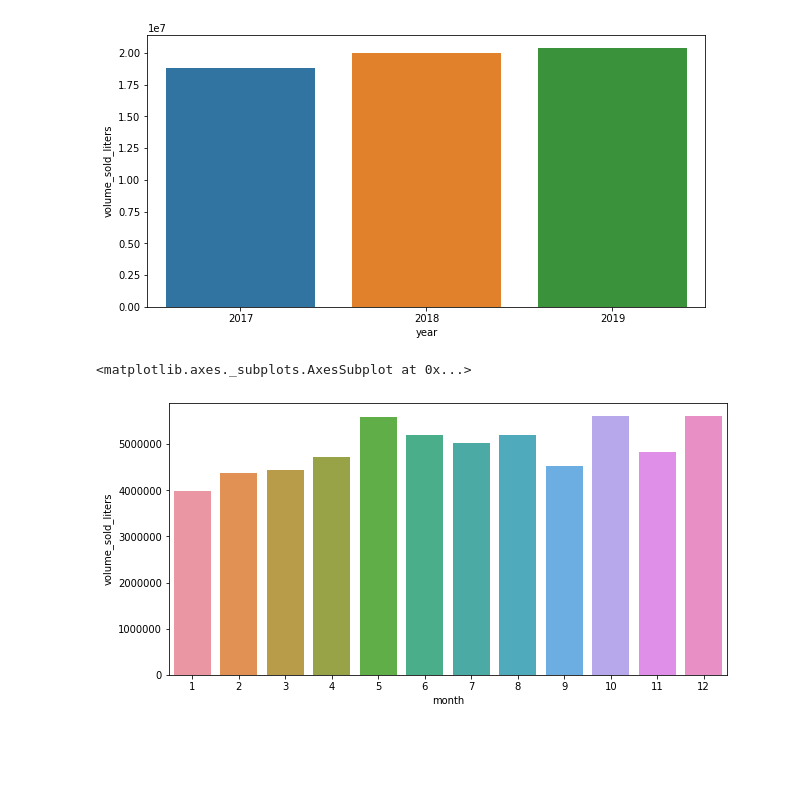
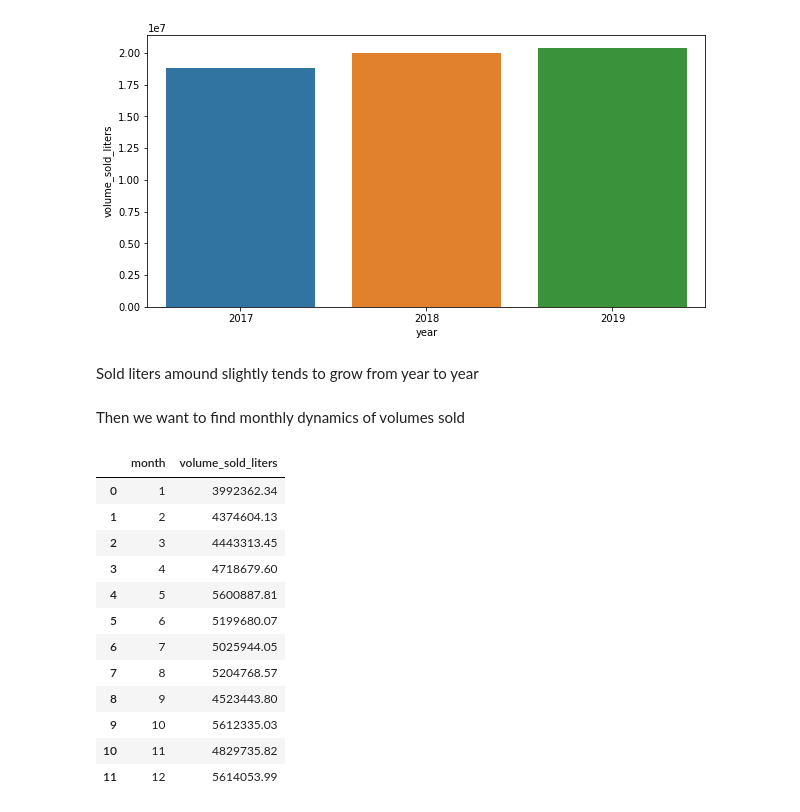
Before and after one commit to polesh21/iowa_liquor_sales, a Jupyter notebook: EDA_iowa.ipynb, the cells around one changed output. Saved outputs shown, nothing was run; the diff lists cells and outputs as text; code cells hidden in the pictures; blank space fills up the shorter version.

```diff
--- a/EDA_iowa.ipynb
+++ b/EDA_iowa.ipynb
@@ -119,11 +142,25 @@ sns.barplot(x='year',y='volume_sold_liters',data=liters_by_year)
 # %% [output]
 <matplotlib.axes._subplots.AxesSubplot at 0x...>
 [figure]
+# %% [markdown]
+Sold liters amound slightly tends to grow from year to year
+# %% [markdown]
+Then we want to find monthly dynamics of volumes sold
 # %%
 by_month = df.groupby(['month']).sum().reset_index()
 liters_by_month = by_month[['month','volume_sold_liters']]
-
-sns.barplot(x='month',y='volume_sold_liters',data=liters_by_month)
+liters_by_month
 # %% [output]
-<matplotlib.axes._subplots.AxesSubplot at 0x...>
-[figure, removed]
+|  | month | volume_sold_liters |
+| 0 | 1 | 3992362.34 |
+| 1 | 2 | 4374604.13 |
+| 2 | 3 | 4443313.45 |
+| 3 | 4 | 4718679.60 |
+| 4 | 5 | 5600887.81 |
+| 5 | 6 | 5199680.07 |
+| 6 | 7 | 5025944.05 |
+| 7 | 8 | 5204768.57 |
+| 8 | 9 | 4523443.80 |
+| 9 | 10 | 5612335.03 |
+| 10 | 11 | 4829735.82 |
+| 11 | 12 | 5614053.99 |
```
Also changed, not shown: parts of 32 cells of this notebook.
